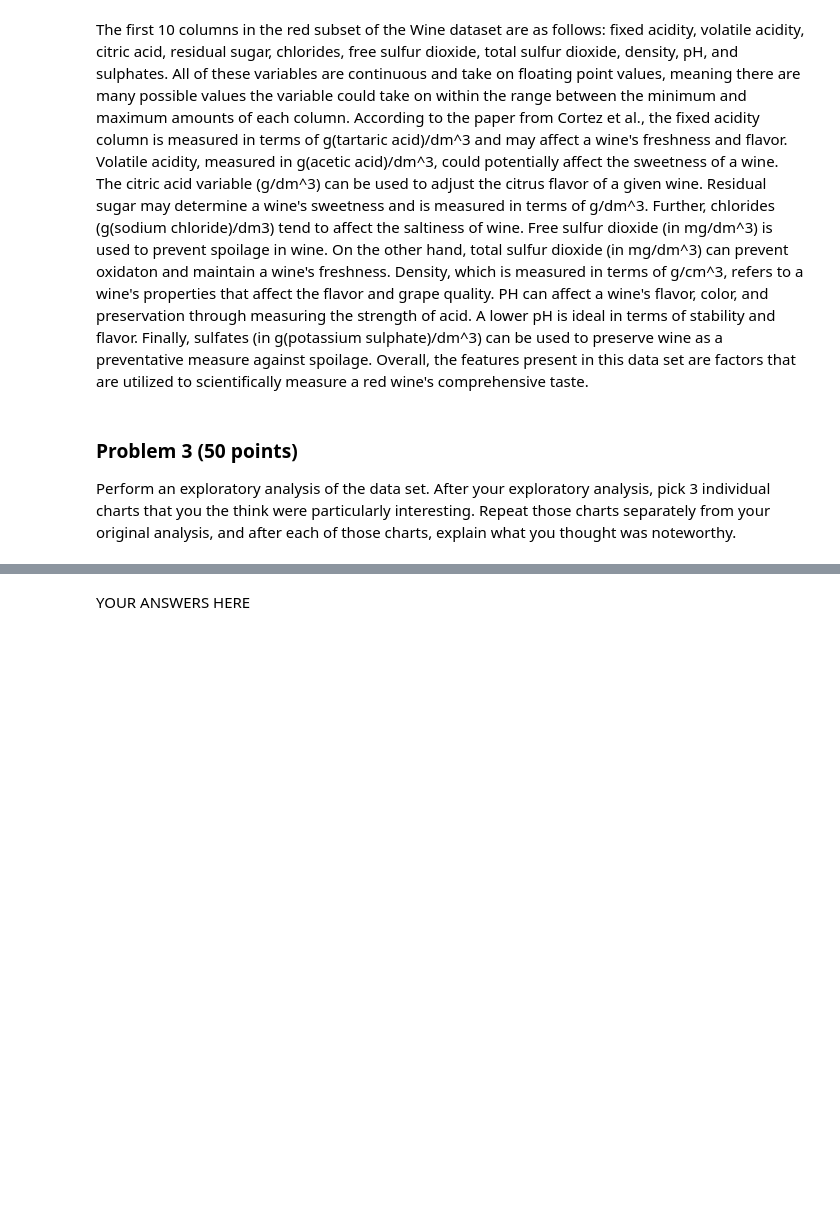
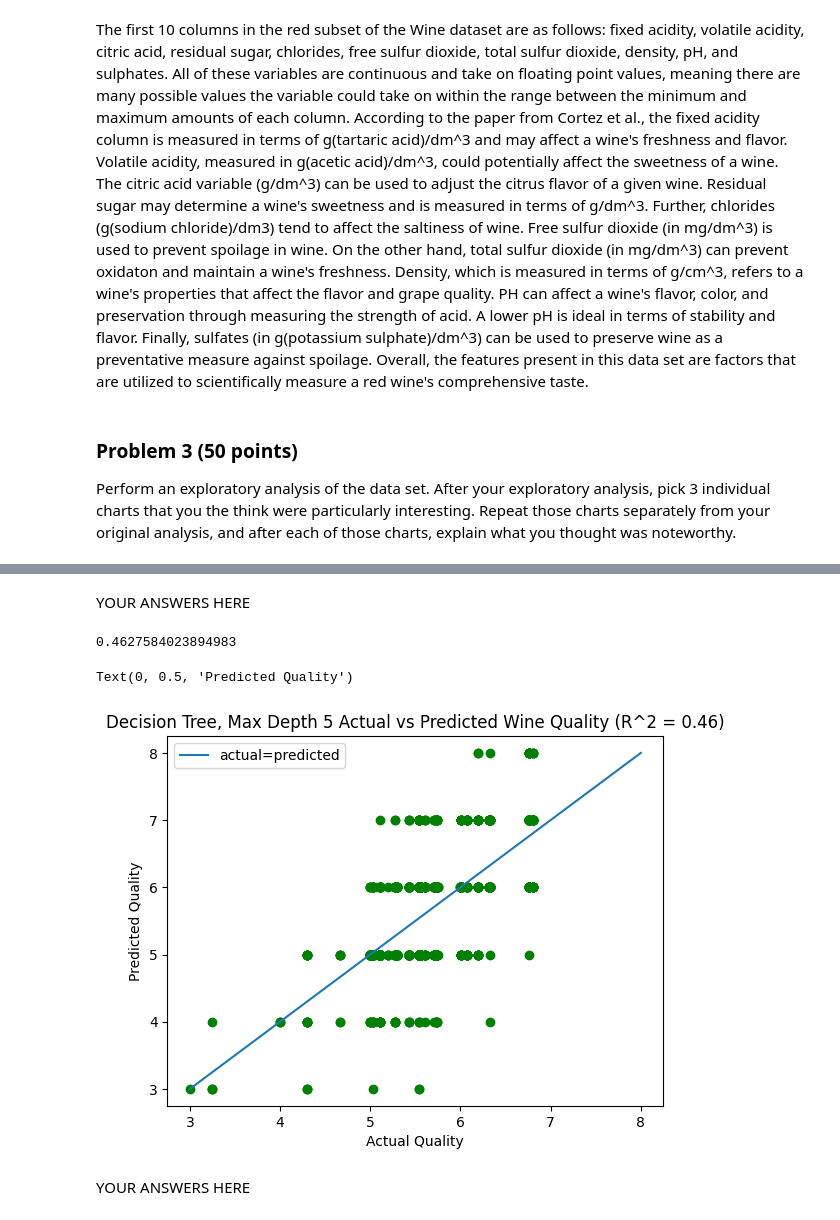
Before and after one commit to karaconrad15/dx602-final-project, a Jupyter notebook: project.ipynb, the cells around one changed output, grey strips where cells are left out. Saved outputs shown, nothing was run; the diff lists cells and outputs as text; code cells hidden in the pictures; blank space fills up the shorter version.

```diff
--- a/project.ipynb
+++ b/project.ipynb
@@ -130,3 +192,23 @@ wine.describe()
+# %% [markdown]
+YOUR ANSWERS HERE
+# %%
+#Chart 3: Decision Tree Regression for Actual vs Predicted Wine Quality
+import sklearn.tree
+decision_tree_model = sklearn.tree.DecisionTreeRegressor(max_depth=5)
+decision_tree_model.fit(wine_features,wine_target)
+model_predictions = decision_tree_model.predict(wine_features)
+model_score = decision_tree_model.score(wine_features,wine_target)
+print(model_score)
+plt.plot([min_value,max_value],[min_value,max_value],label="actual=predicted")
+plt.scatter(model_predictions,wine_target,color="green")
+plt.legend()
+plt.title("Decision Tree, Max Depth 5 Actual vs Predicted Wine Quality (R^2 = 0.46)")
+plt.xlabel("Actual Quality")
+plt.ylabel("Predicted Quality")
+# %% [output]
+0.4627584023894983
+Text(0, 0.5, 'Predicted Quality')
+[figure, added]
 # %% [markdown]
 YOUR ANSWERS HERE
 # %% [markdown]
```
Also changed, not shown: parts of 10 cells of this notebook.
